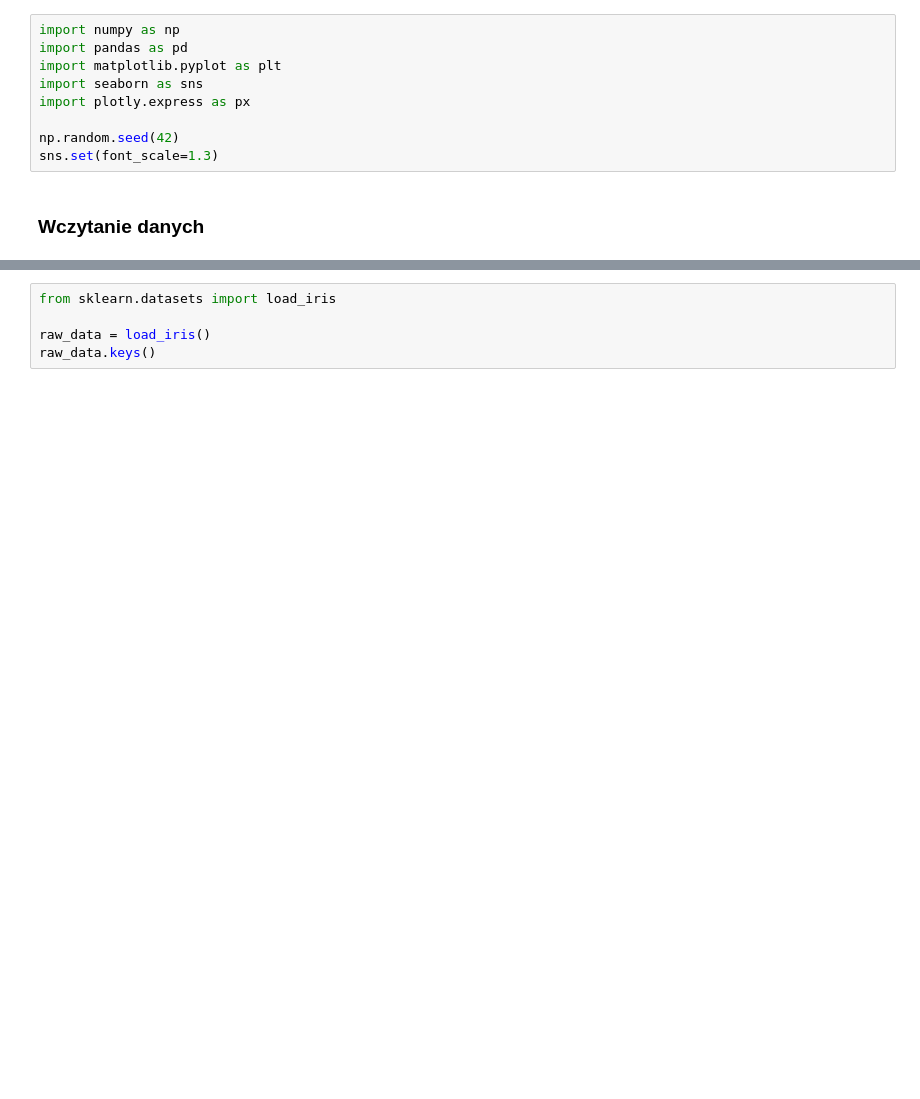
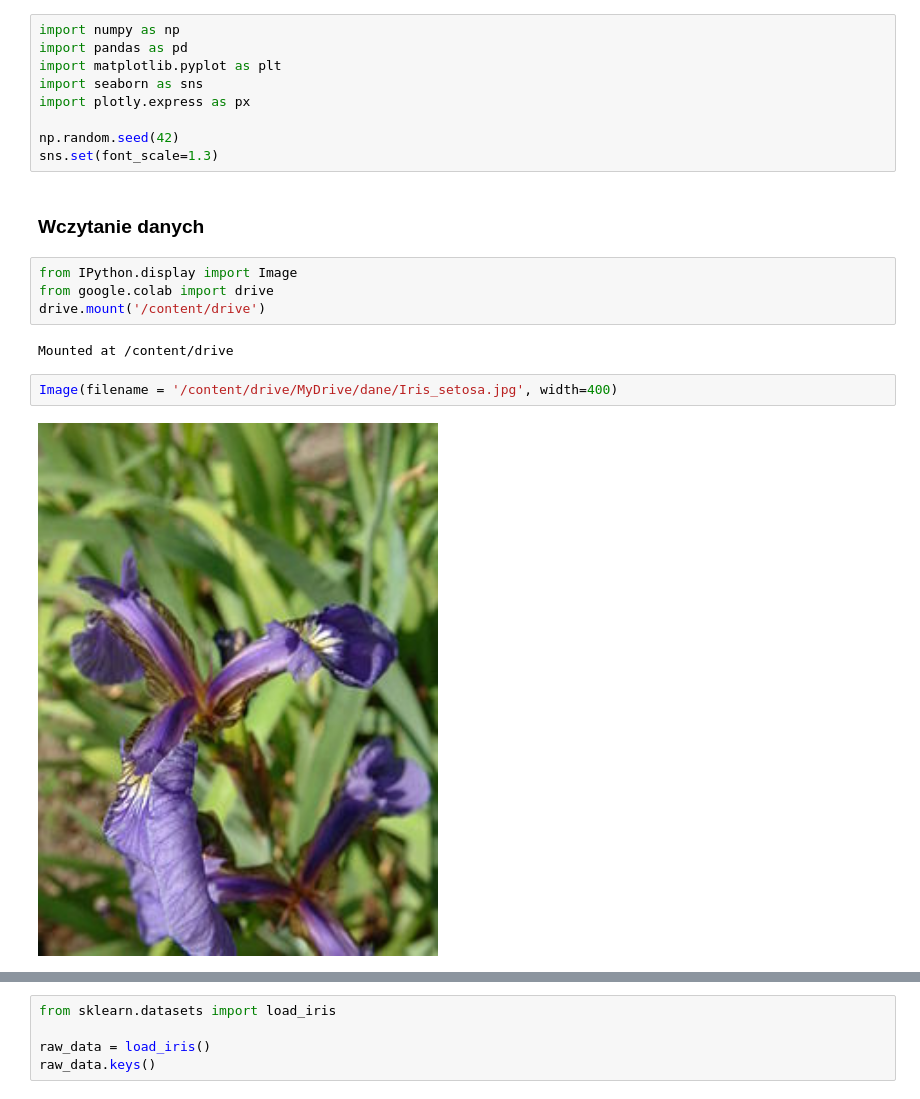
Before and after one commit to adalbertii/Modele---klasyfikacyjne, a Jupyter notebook: 02_k_neighbors.ipynb, the cells around one changed output, grey strips where cells are left out. Saved outputs shown, nothing was run; the diff lists cells and outputs as text; blank space fills up the shorter version.

```diff
--- a/02_k_neighbors.ipynb
+++ b/02_k_neighbors.ipynb
@@ -26,3 +17,13 @@ np.random.seed(42)
 sns.set(font_scale=1.3)
 # %% [markdown]
 ### <a name='2'></a> Wczytanie danych
+# %%
+from IPython.display import Image
+from google.colab import drive
+drive.mount('/content/drive')
+# %% [output]
+Mounted at /content/drive
+# %%
+Image(filename = '/content/drive/MyDrive/dane/Iris_setosa.jpg', width=400)
+# %% [output]
+[figure, added]
```
Also changed, not shown: parts of 5 cells of this notebook.
